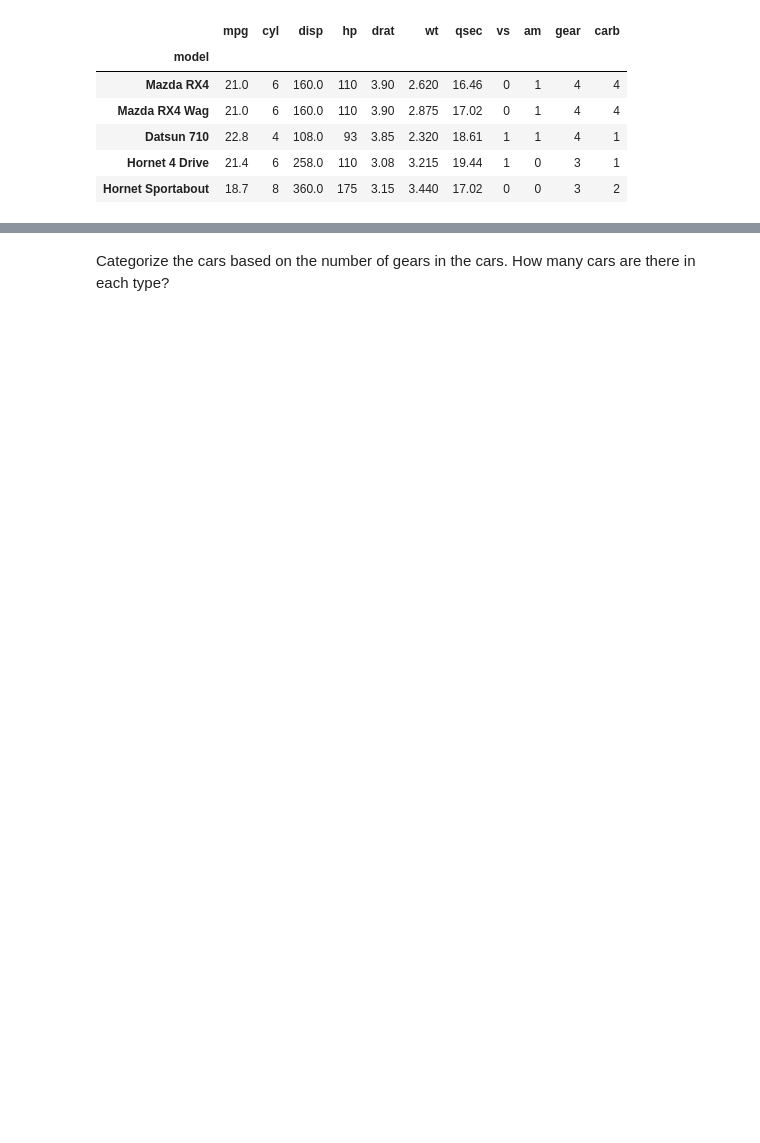
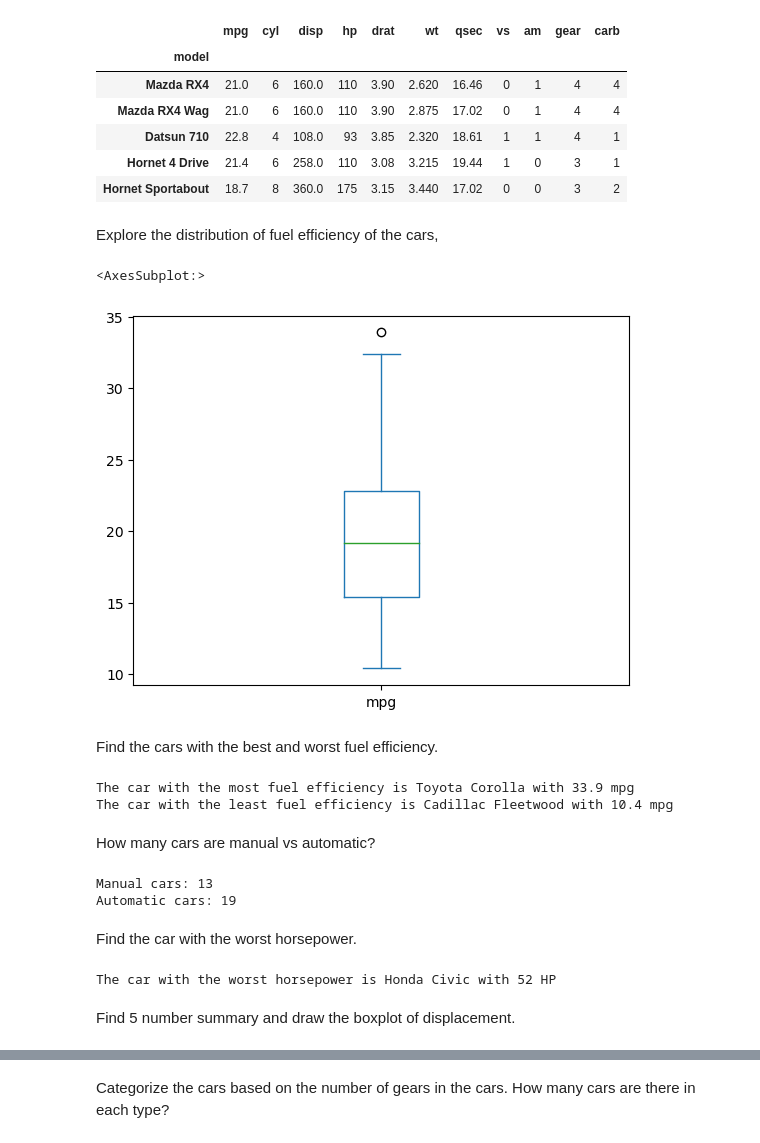
Before and after one commit to adarshinaganti/sem2, a Jupyter notebook: dav/Week6.ipynb, the cells around one changed output, grey strips where cells are left out. Cells and saved outputs as stored; diff of their text form; code cells hidden in the pictures; blank space fills up the shorter version.

```diff
--- a/dav/Week6.ipynb
+++ b/dav/Week6.ipynb
@@ -24,3 +23,34 @@ mt.head()
 | Datsun 710 | 22.8 | 4 | 108.0 | 93 | 3.85 | 2.320 | 18.61 | 1 | 1 | 4 | 1 |
 | Hornet 4 Drive | 21.4 | 6 | 258.0 | 110 | 3.08 | 3.215 | 19.44 | 1 | 0 | 3 | 1 |
 | Hornet Sportabout | 18.7 | 8 | 360.0 | 175 | 3.15 | 3.440 | 17.02 | 0 | 0 | 3 | 2 |
+# %% [markdown]
+Explore the distribution of fuel efficiency of the cars,
+# %%
+mt['mpg'].plot(kind='box')
+# %% [output]
+<AxesSubplot:>
+[figure, added]
+# %% [markdown]
+Find the cars with the best and worst fuel efficiency.
+# %%
+print(f"The car with the most fuel efficiency is {mt['mpg'].idxmax()} with {mt['mpg'].max()} mpg")
+print(f"The car with the least fuel efficiency is {mt['mpg'].idxmin()} with {mt['mpg'].min()} mpg")
+# %% [output]
+The car with the most fuel efficiency is Toyota Corolla with 33.9 mpg
+The car with the least fuel efficiency is Cadillac Fleetwood with 10.4 mpg
+# %% [markdown]
+How many cars are manual vs automatic?
+# %%
+print(f"Manual cars: {mt['am'].value_counts()[1]}")
+print(f"Automatic cars: {mt['am'].value_counts()[0]}")
+# %% [output]
+Manual cars: 13
+Automatic cars: 19
+# %% [markdown]
+Find the car with the worst horsepower.
+# %%
+print(f"The car with the worst horsepower is {mt['hp'].idxmin()} with {mt['hp'].min()} HP")
+# %% [output]
+The car with the worst horsepower is Honda Civic with 52 HP
+# %% [markdown]
+Find 5 number summary and draw the boxplot of displacement.
```
Also changed, not shown: parts of 61 cells of this notebook, 2 other files.
